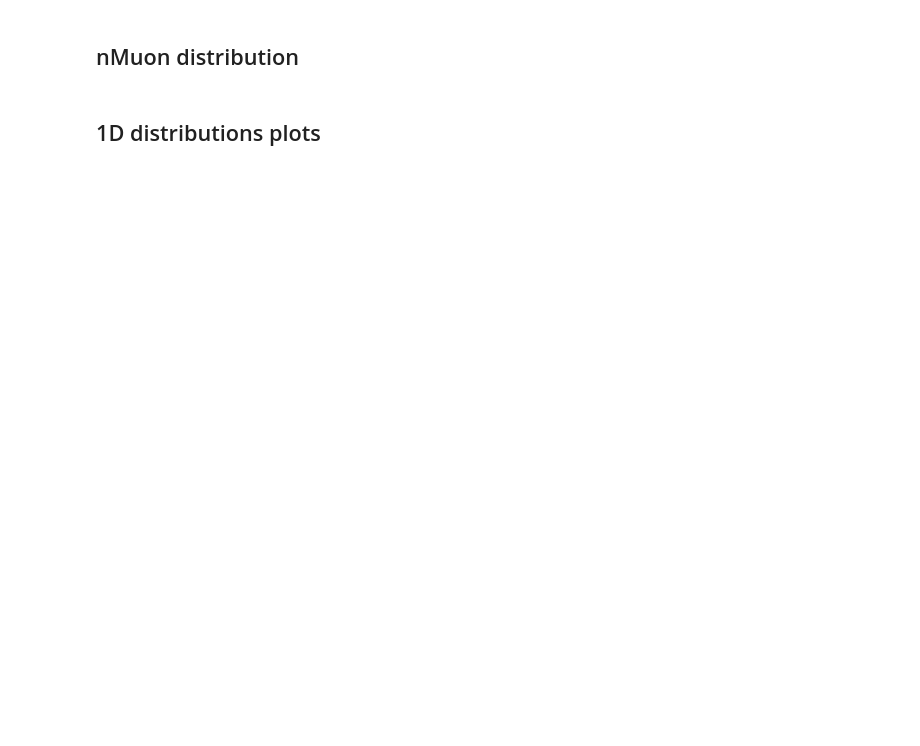
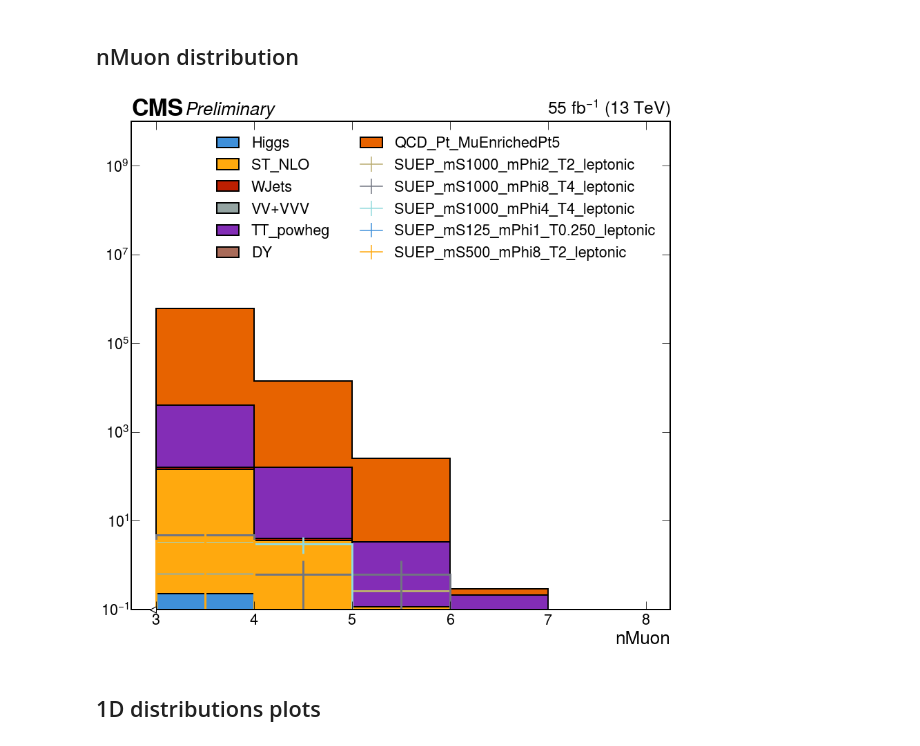
Before and after one commit to chrispap95/SUEPCoffea_dask, a Jupyter notebook: plotting/notebooks/plot_VR_quantities_Jan2025.ipynb, the cells around one changed output. Saved outputs shown, nothing was run; the diff lists cells and outputs as text; code cells hidden in the pictures; blank space fills up the shorter version.

```diff
--- a/plotting/notebooks/plot_VR_quantities_Jan2025.ipynb
+++ b/plotting/notebooks/plot_VR_quantities_Jan2025.ipynb
@@ -58,11 +107,16 @@ mc_processes = [
 ]
 
 signal_processes = [
-    "GluGluToSUEP_mS125.000_mPhi8.000_T8.000_modeleptonic_13TeV_2018",
-    "GluGluToSUEP_mS125.000_mPhi4.000_T16.000_modeleptonic_13TeV_2018",
-    "GluGluToSUEP_mS125.000_mPhi8.000_T16.000_modeleptonic_13TeV_2018",
-    "GluGluToSUEP_mS125.000_mPhi8.000_T32.000_modeleptonic_13TeV_2018",
-    "GluGluToSUEP_mS200.000_mPhi8.000_T32.000_modeleptonic_13TeV_2018",
+    # "GluGluToSUEP_mS125.000_mPhi8.000_T8.000_modeleptonic_13TeV_2018",
+    # "GluGluToSUEP_mS125.000_mPhi4.000_T16.000_modeleptonic_13TeV_2018",
+    # "GluGluToSUEP_mS125.000_mPhi8.000_T16.000_modeleptonic_13TeV_2018",
+    # "GluGluToSUEP_mS125.000_mPhi8.000_T32.000_modeleptonic_13TeV_2018",
+    # "GluGluToSUEP_mS200.000_mPhi8.000_T32.000_modeleptonic_13TeV_2018",
+    "GluGluToSUEP_mS1000.000_mPhi2.000_T2.000_modeleptonic_13TeV_2018",
+    "GluGluToSUEP_mS1000.000_mPhi8.000_T4.000_modeleptonic_13TeV_2018",
+    "GluGluToSUEP_mS1000.000_mPhi4.000_T4.000_modeleptonic_13TeV_2018",
+    "GluGluToSUEP_mS125.000_mPhi1.000_T0.250_modeleptonic_13TeV_2018",
+    "GluGluToSUEP_mS500.000_mPhi8.000_T2.000_modeleptonic_13TeV_2018",
 ]
 
 hists_mc = []
@@ -86,34 +140,36 @@ hep.histplot(
     hists_mc,
     yerr=[np.sqrt(h.variances()) for h in hists_mc],
     label=[label.replace("_2018", "") for label in mc_processes],
     stack=True,
     histtype="fill",
     ec="black",
     lw=2,
     ax=ax,
 )
 
 hep.histplot(
     hists_signal,
     yerr=[np.sqrt(h.variances()) for h in hists_signal],
     label=[
         s.replace("GluGluTo", "")
         .replace(".000", "")
         .replace("mode", "")
         .replace("_13TeV_2018", "")
         for s in signal_processes
     ],
     lw=3,
     ax=ax,
 )
 
 hep.cms.label(llabel="Preliminary", data=True, lumi=55, ax=ax)
 plt.gca().xaxis.set_minor_locator(plt.NullLocator())
 plt.gca().xaxis.set_major_locator(ticker.MaxNLocator(integer=True))
-plt.ylim(1, 1e10)
+plt.ylim(1e-1, 1e10)
 plt.yscale("log")
 plt.legend(ncol=2)
 plt.show()
+# %% [output]
+[figure, added]
 # %% [markdown]
 ## 1D distributions plots
 # %%
```
Also changed, not shown: parts of 10 cells of this notebook, 36 other files.
